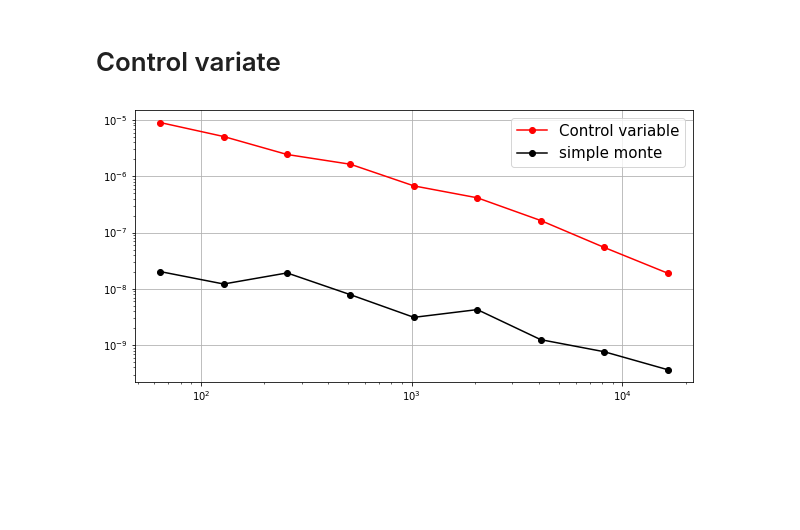
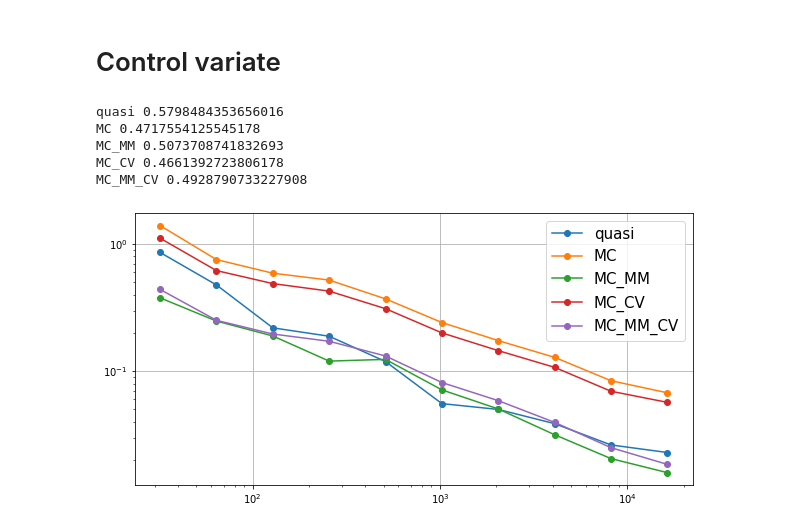
Before and after one commit to dolmatovas/MathFinance, a Jupyter notebook: asian options/Asian option pricing.ipynb, the cells around one changed output. Cells and saved outputs as stored; diff of their text form; code cells hidden in the pictures; blank space fills up the shorter version.

Commit message:
refactored monte carlo funciton, added plots for errors of diffenet types of MC methods

```diff
--- a/asian options/Asian option pricing.ipynb
+++ b/asian options/Asian option pricing.ipynb
@@ -182,7 +184,7 @@ tn = np.linspace(0, T, Nt + 1)
 
 nt = 50
 
-Nsim = 1000
+Nsim = 100
 
 Kn = S0 * np.linspace(0.4, 2.3)
 # %%
@@ -195,13 +197,15 @@ for t in ts:
     #накопленный интеграл
     It = 0.5 * t * (np.log(S0) + np.log(St))
 
-    C = MonteCarloGeometricMean(r, sig, t, T, St, It, Kn, Nsim, nt)
+    res = MonteCarloGeometricMean(r, sig, t, T, St, It, Kn, Nsim, nt)
+    C, Cmatch = res['MC'], res['MC_MM']
     Can = GeometricMeanAnalytical(r, sig, t, T, St, It, Kn)
 
     err = np.linalg.norm(C - Can) / np.linalg.norm(C) * 100
+    err_m = np.linalg.norm(Cmatch - Can) / np.linalg.norm(C) * 100
     plt.figure(figsize=(10, 5))
 
-    plt.title(f"t = {t}, error = {err:3f}%", fontsize=15)
+    plt.title(f"t = {t}, error = {err:3f}%, error_m = {err_m:3f}%", fontsize=15)
     plt.plot(Kn, C, label='monte')
     plt.plot(Kn, Can, label='analyt')
     plt.legend()
@@ -316,33 +327,41 @@ St = S0 * np.exp(r * t)
 # %%
+nit = 20
 
-nit = 30
+Ns = 2 ** (np.arange(5, 15))
 
-Ns = 2 ** (np.arange(6, 15))
-
-err1 = []
-err2 = []
+errors = defaultdict(list)
 
 I1 = 0.5 * t * (np.log(S0) + np.log(St))
 I2 = 0.5 * t * (S0 + St)
 
-for N in Ns:
+Canalyt = MonteCarloArithmeticMean(r, sig, t, T, St, I2, Kn, Nsim=500_000, nt=nt)['MC_MM']
 
-    c1 = []
-    c2 = []
+for N in tqdm(Ns):
 
+    Cquasi = QuasiMonteCarloArithmeticMean(r, sig, t, T, St, I2, Kn, N, nt)
+    errors['quasi'].append(100 * np.linalg.norm( Cquasi - Canalyt )  / np.linalg.norm(Canalyt) )
+
+    crnt_errors = defaultdict(list)
     for _ in range(nit):
-        C1 = MonteCarloArithmeticMeanControlVariate(r, sig, t, T, St, I1, I2, K, N, nt, True)
-        C2 = MonteCarloArithmeticMean(r, sig, t, T, St, I2, K, N, nt, True)
-        c1.append(C1)
-        c2.append(C2)
-    err1.append(np.std(c1) ** 2)
-    err2.append(np.std(c2) ** 2)
+        res = MonteCarloArithmeticMeanControlVariate(r, sig, t, T, St, I1, I2, Kn, N, nt)
+        for k, c in res.items():
+            crnt_errors[k].append(100 *  np.linalg.norm( c - Canalyt ) / np.linalg.norm(Canalyt)  )
+    for k, error in crnt_errors.items():
+        errors[k].append( np.mean(error) )
 # %%
 plt.figure(figsize=(10, 5))
-plt.loglog(Ns, err1, '-or', label='Control variable')
-plt.loglog(Ns, err2, '-ok', label='simple monte')
+for k, err in errors.items():
+    scale, loc = np.polyfit(np.log(Ns), np.log(err), 1 )
+    print(k, -scale)
+
+    plt.loglog(Ns, err, '-o', label=k)
 plt.legend(fontsize=15)
 plt.grid()
 None
 # %% [output]
+quasi 0.5798484353656016
+MC 0.4717554125545178
+MC_MM 0.5073708741832693
+MC_CV 0.4661392723806178
+MC_MM_CV 0.4928790733227908
-[figure, old version]
+[figure, new version]
```
Also changed, not shown: parts of 19 cells of this notebook, 2 other files.
